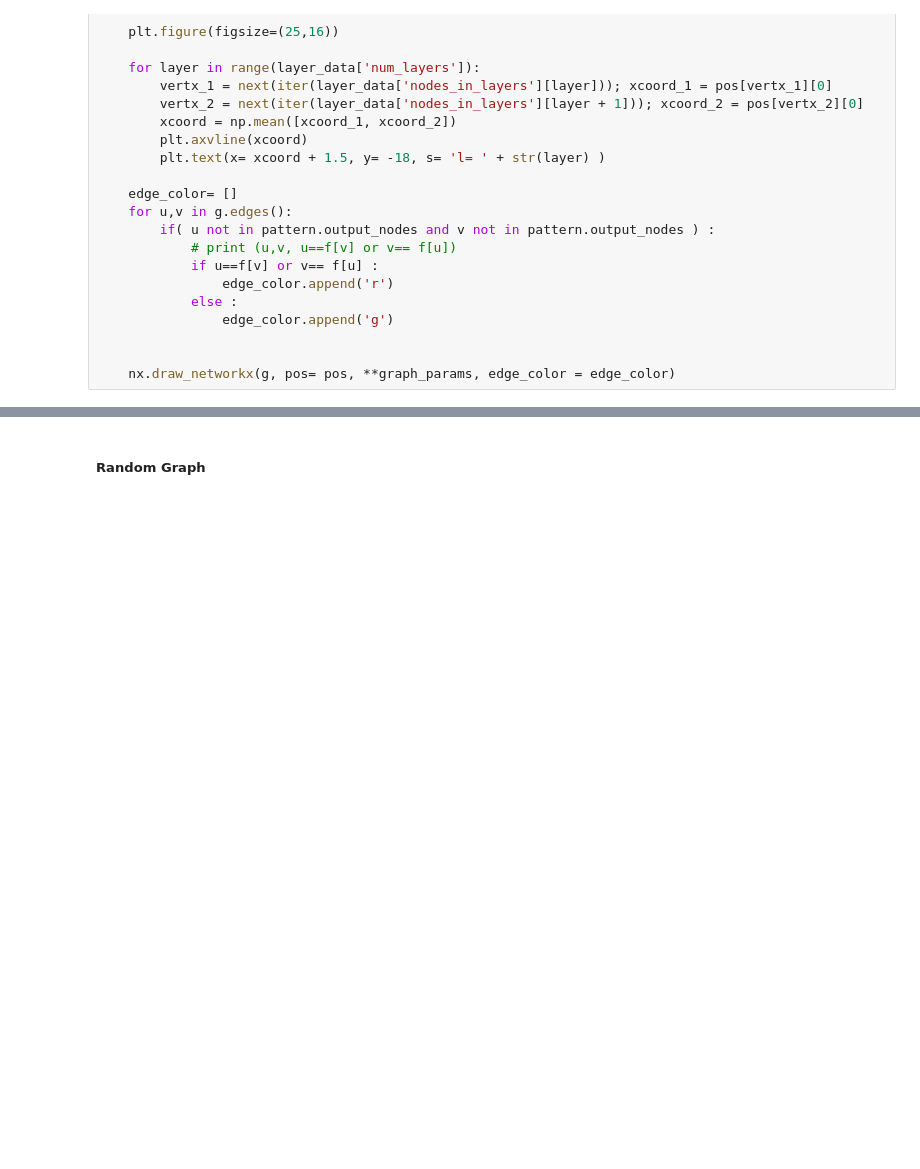
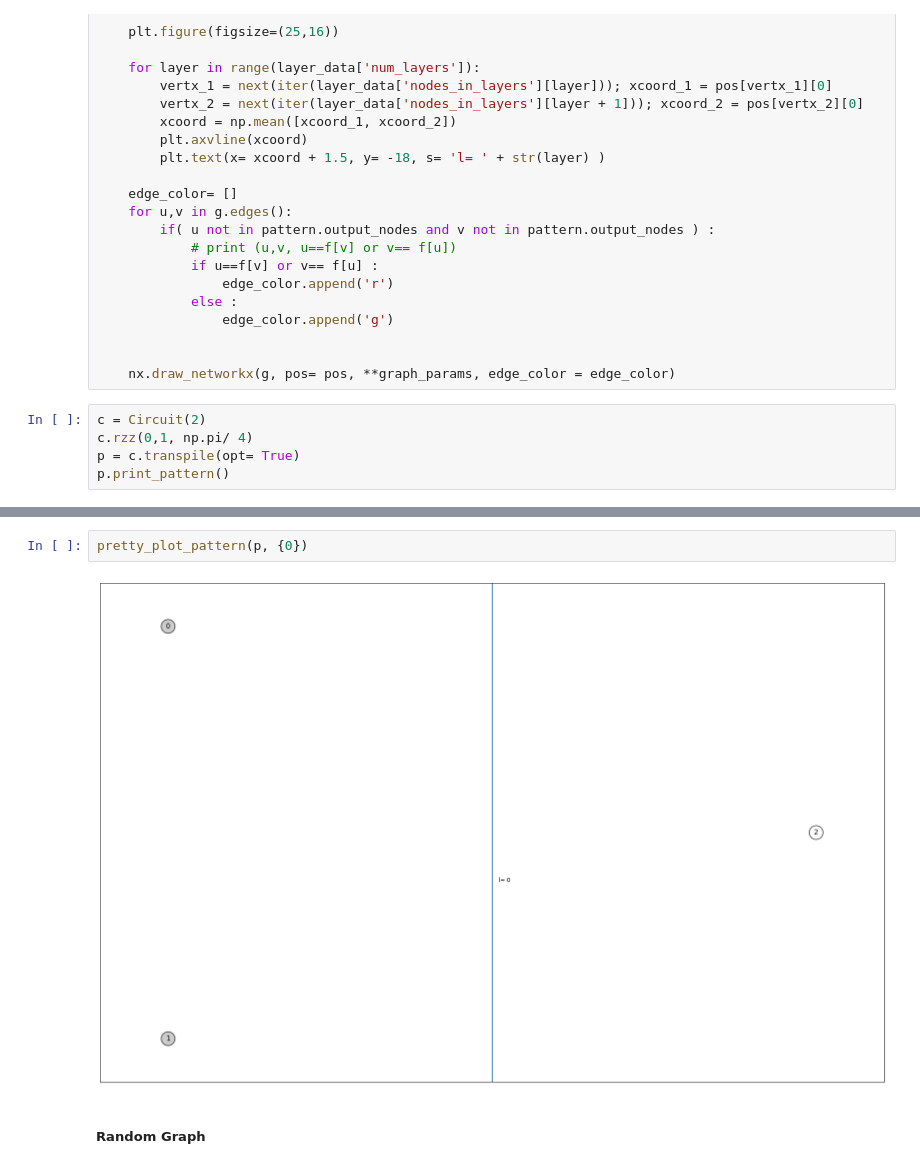
Before and after one commit to pafloxy/graphix_pafloxy, a Jupyter notebook: scratch/scratch_v2.ipynb, the cells around one changed output, grey strips where cells are left out. Saved outputs shown, nothing was run; the diff lists cells and outputs as text; blank space fills up the shorter version.

```diff
--- a/scratch/scratch_v2.ipynb
+++ b/scratch/scratch_v2.ipynb
@@ -102,3 +104,8 @@ def pretty_plot_pattern(pattern: graphix.Pattern, input_nodes : set):
 
 
     nx.draw_networkx(g, pos= pos, **graph_params, edge_color = edge_color)
+# %%
+c = Circuit(2)
+c.rzz(0,1, np.pi/ 4)
+p = c.transpile(opt= True)
+p.print_pattern()
@@ -105,3 +121,7 @@ def pretty_plot_pattern(pattern: graphix.Pattern, input_nodes : set):
+# %%
+pretty_plot_pattern(p, {0})
+# %% [output]
+[figure, added]
 # %% [markdown]
 ##### Random Graph
 # %%
```
Also changed, not shown: parts of 9 cells of this notebook, 4 other files.
